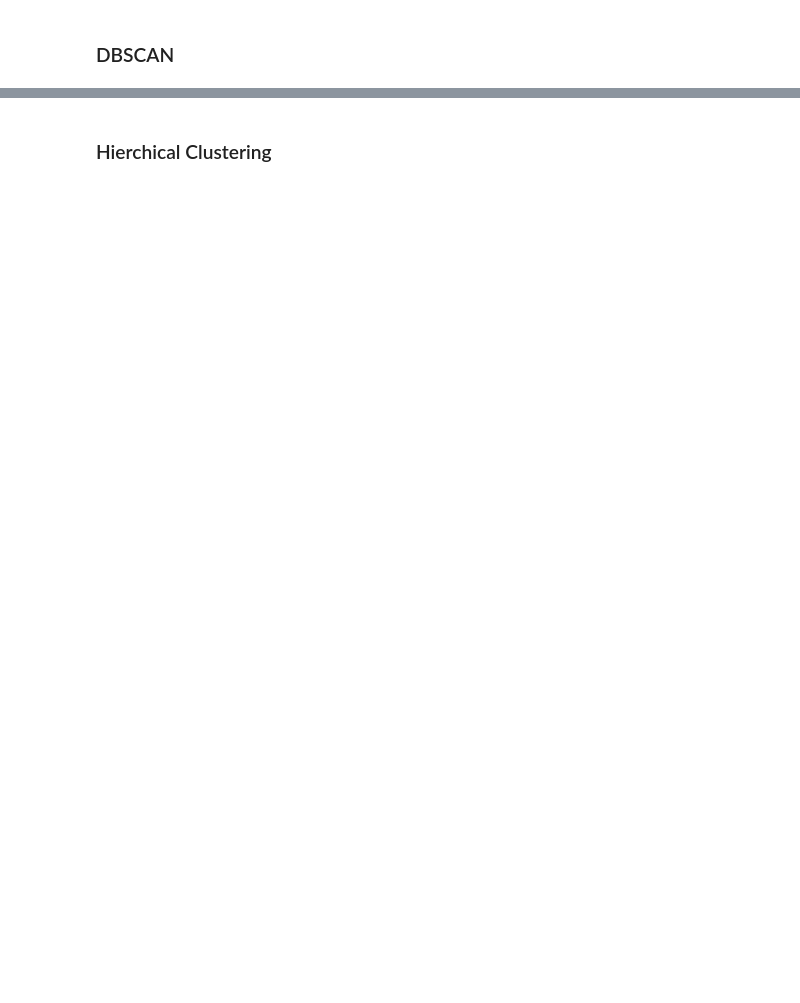
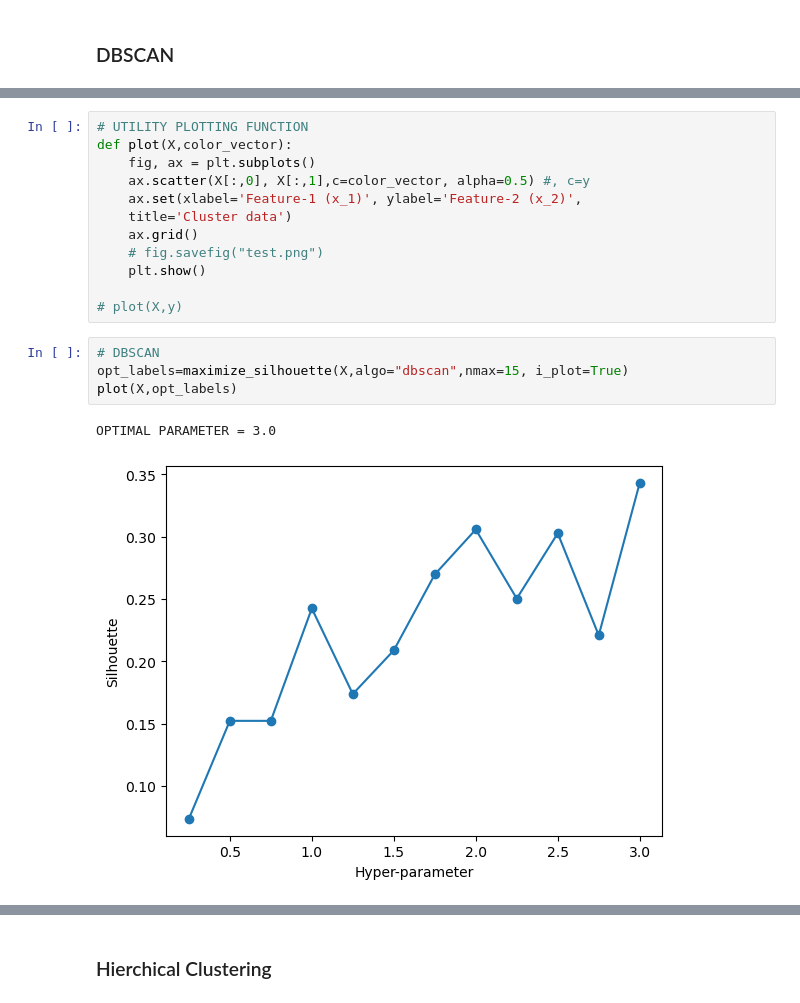
Before and after one commit to isfarbaset/dsan-portfolio, a Jupyter notebook: dsan-website/5000-website/clustering/clustering.ipynb, the cells around one changed output, grey strips where cells are left out. Cells and saved outputs as stored; diff of their text form; blank space fills up the shorter version.

```diff
--- a/dsan-website/5000-website/clustering/clustering.ipynb
+++ b/dsan-website/5000-website/clustering/clustering.ipynb
@@ -17,0 +355,19 @@ Do this “in your own words”.
+# %%
+# UTILITY PLOTTING FUNCTION
+def plot(X,color_vector):
+    fig, ax = plt.subplots()
+    ax.scatter(X[:,0], X[:,1],c=color_vector, alpha=0.5) #, c=y
+    ax.set(xlabel='Feature-1 (x_1)', ylabel='Feature-2 (x_2)',
+    title='Cluster data')
+    ax.grid()
+    # fig.savefig("test.png")
+    plt.show()
+
+# plot(X,y)
+# %%
+# DBSCAN
+opt_labels=maximize_silhouette(X,algo="dbscan",nmax=15, i_plot=True)
+plot(X,opt_labels)
+# %% [output]
+OPTIMAL PARAMETER = 3.0
+[figure, added]
```
Also changed, not shown: parts of 24 cells of this notebook, 2 other files.
